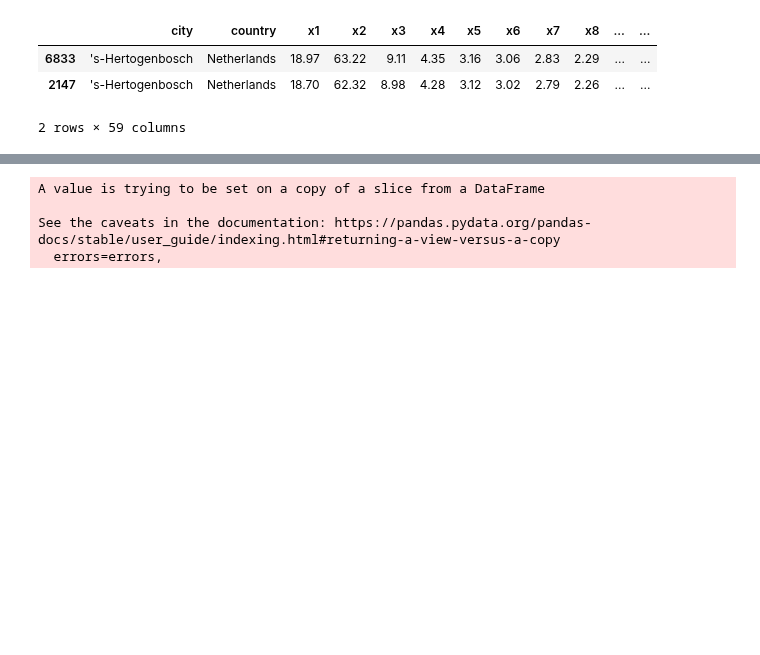
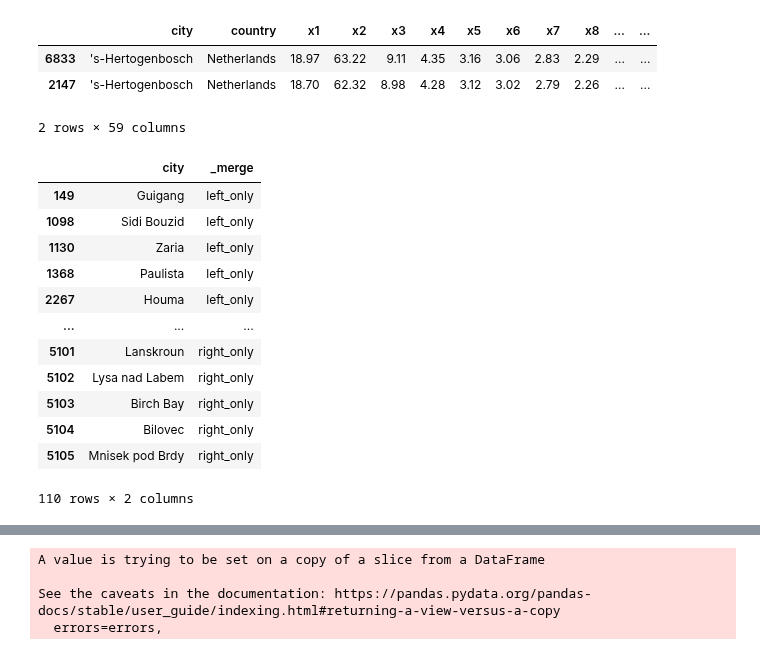
Before and after one commit to apsocarras/team-week, a Jupyter notebook: alex_work.ipynb, the cells around one changed output, grey strips where cells are left out. Saved outputs shown, nothing was run; the diff lists cells and outputs as text; code cells hidden in the pictures; blank space fills up the shorter version.

```diff
--- a/alex_work.ipynb
+++ b/alex_work.ipynb
@@ -24,7 +29,19 @@ outer.sort_values("city").head(2)
 # %%
 # Some of these differences are from cities being included in one version but not the other
 city_diff = pd.merge(v1.city, v2.city, how = "outer", indicator=True)
 city_diff = city_diff[city_diff._merge != "both"]
-
-dropped_cities = list(city_diff[city_diff['_merge'] == "left_only"].city) # Cities present in v1 but not v2
-v1_only = v1.loc[v1.city.isin(dropped_cities)]
+city_diff
+# %% [output]
+|  | city | _merge |
+| 149 | Guigang | left_only |
+| 1098 | Sidi Bouzid | left_only |
+| 1130 | Zaria | left_only |
+| 1368 | Paulista | left_only |
+| 2267 | Houma | left_only |
+| ... | ... | ... |
+| 5101 | Lanskroun | right_only |
+| 5102 | Lysa nad Labem | right_only |
+| 5103 | Birch Bay | right_only |
+| 5104 | Bilovec | right_only |
+| 5105 | Mnisek pod Brdy | right_only |
+110 rows × 2 columns
```
Also changed, not shown: parts of 25 cells of this notebook.
